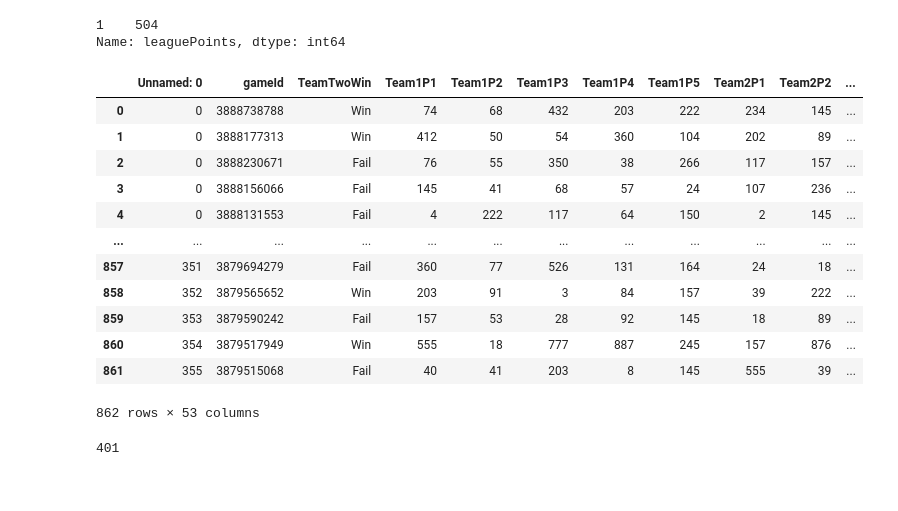
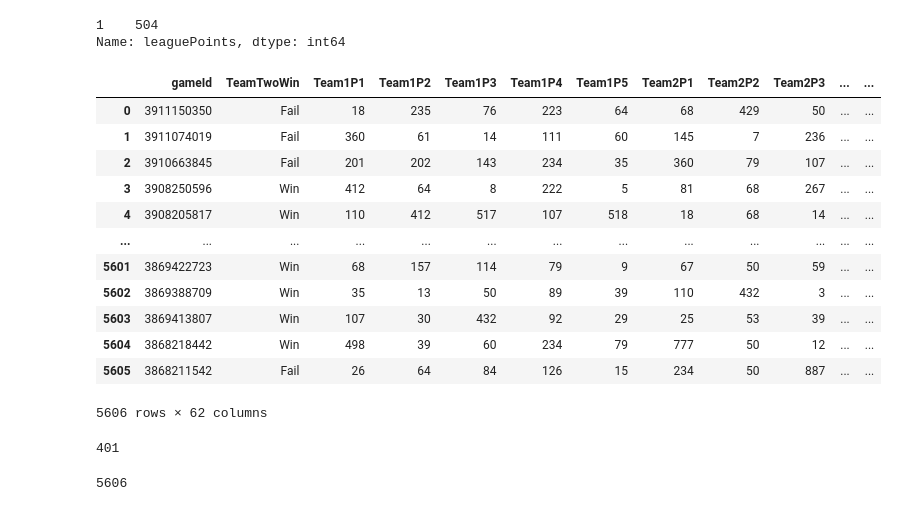
Before and after one commit to pzeng718/Predict-league-of-legends-match-outcome, a Jupyter notebook: JoinAllTables.ipynb, the cells around one changed output. Cells and saved outputs as stored; diff of their text form; code cells hidden in the pictures.

```diff
--- a/JoinAllTables.ipynb
+++ b/JoinAllTables.ipynb
@@ -5,10 +5,10 @@ import numpy as np
 #import pylab as py
 #import seaborn as sns
 # %%
-p2 = pd.read_csv("playersV3.csv")
-matches2 = pd.read_csv("matchesV6.csv")
+p2 = pd.read_csv("playersV5.csv")
+matches2 = pd.read_csv("matchesV7.csv")
 #mastery2 = pd.read_csv("masteryTableV2.csv")
-mastery = pd.read_csv("masteryTableV3.csv")
+mastery = pd.read_csv("masteryTableV4.csv")
 #matches = pd.read_csv("matches.csv")
 #players = pd.read_csv("players.csv")
 # %%
@@ -56,7 +62,7 @@ See the caveats in the documentation: https://pandas.pydata.org/pandas-docs/stab
 | 4 | 0 | 3882023571 | Win | 89 | 115 | 24 | 360 | 30 | 25 | 105 | ... |
 5 rows × 24 columns
 # %%
-finalTable2 = pd.read_csv("matchesV6.csv")
+finalTable2 = pd.read_csv("matchesV7.csv")
 # %%
 p2.head()
 # %% [output]
@@ -247,7 +323,7 @@ for sid in T1P1SID:
     except KeyError:
         cm1.append(0)
     except TypeError:
-        cm1.append(1)
+        cm1.append(1000)
     counter = counter + 1
 
 counter = 0
@@ -255,7 +331,7 @@ for sid in T1P2SID:
     try:
         cm2.append(int(mastery.loc[(mastery["championId"] == T1P2CID[counter]) & (mastery["summonerId"] == sid)]["championPoints"]))
     except TypeError:
-        cm2.append(1)
+        cm2.append(1000)
     counter = counter + 1
 
 counter = 0
@@ -263,7 +339,7 @@ for sid in T1P3SID:
     try:
         cm3.append(int(mastery.loc[(mastery["championId"] == T1P3CID[counter]) & (mastery["summonerId"] == sid)]["championPoints"]))
     except TypeError:
-        cm3.append(1)
+        cm3.append(1000)
     counter = counter + 1
 
 counter = 0
@@ -271,7 +347,7 @@ for sid in T1P4SID:
     try:
         cm4.append(int(mastery.loc[(mastery["championId"] == T1P4CID[counter]) & (mastery["summonerId"] == sid)]["championPoints"]))
     except TypeError:
-        cm4.append(1)
+        cm4.append(1000)
     counter = counter + 1
 
 counter = 0
@@ -279,7 +355,7 @@ for sid in T1P5SID:
     try:
         cm5.append(int(mastery.loc[(mastery["championId"] == T1P5CID[counter]) & (mastery["summonerId"] == sid)]["championPoints"]))
     except TypeError:
-        cm5.append(1)
+        cm5.append(1000)
     counter = counter + 1
 
 
@@ -290,7 +366,7 @@ for sid in T2P1SID:
         cm6.append(int(mastery.loc[(mastery["championId"] == T2P1CID[counter]) & \
                                    (mastery["summonerId"] == sid)]["championPoints"]))
     except TypeError:
-        cm6.append(1)
+        cm6.append(1000)
     counter = counter + 1
 
 counter = 0
@@ -299,7 +375,7 @@ for sid in T2P2SID:
         cm7.append(int(mastery.loc[(mastery["championId"] == T2P2CID[counter]) & \
                                    (mastery["summonerId"] == sid)]["championPoints"]))
     except TypeError:
-        cm7.append(1)
+        cm7.append(1000)
     counter = counter + 1
 
 counter = 0
@@ -308,53 +384,53 @@ for sid in T2P3SID:
         cm8.append(int(mastery.loc[(mastery["championId"] == T2P3CID[counter]) & \
                                    (mastery["summonerId"] == sid)]["championPoints"]))
     except TypeError:
-        cm8.append(1)
+        cm8.append(1000)
     counter = counter + 1
 
 counter = 0
 for sid in T2P4SID:
     try:
         cm9.append(int(mastery.loc[(mastery["championId"] == T2P4CID[counter]) & \
                                    (mastery["summonerId"] == sid)]["championPoints"]))
     except TypeError:
-        cm9.append(1)
+        cm9.append(1000)
     counter = counter + 1
 
 counter = 0
 for sid in T2P5SID:
     try:
         cm10.append(int(mastery.loc[(mastery["championId"] == T2P5CID[counter]) & \
                                    (mastery["summonerId"] == sid)]["championPoints"]))
     except TypeError:
-        cm10.append(1)
+        cm10.append(1000)
     counter = counter + 1
 
 
 finalTable2["T1P1CM"] = cm1
 finalTable2["T1P2CM"] = cm2
 finalTable2["T1P3CM"] = cm3
 finalTable2["T1P4CM"] = cm4
 finalTable2["T1P5CM"] = cm5
 finalTable2["T2P1CM"] = cm6
 finalTable2["T2P2CM"] = cm7
 finalTable2["T2P3CM"] = cm8
 finalTable2["T2P4CM"] = cm9
 finalTable2["T2P5CM"] = cm10
 finalTable2
 # %% [output]
-|  | Unnamed: 0 | gameId | TeamTwoWin | Team1P1 | Team1P2 | Team1P3 | Team1P4 | Team1P5 | Team2P1 | Team2P2 | ... |
-| 0 | 0 | 3888738788 | Win | 74 | 68 | 432 | 203 | 222 | 234 | 145 | ... |
-| 1 | 0 | 3888177313 | Win | 412 | 50 | 54 | 360 | 104 | 202 | 89 | ... |
-| 2 | 0 | 3888230671 | Fail | 76 | 55 | 350 | 38 | 266 | 117 | 157 | ... |
-| 3 | 0 | 3888156066 | Fail | 145 | 41 | 68 | 57 | 24 | 107 | 236 | ... |
-| 4 | 0 | 3888131553 | Fail | 4 | 222 | 117 | 64 | 150 | 2 | 145 | ... |
-| ... | ... | ... | ... | ... | ... | ... | ... | ... | ... | ... | ... |
-| 857 | 351 | 3879694279 | Fail | 360 | 77 | 526 | 131 | 164 | 24 | 18 | ... |
-| 858 | 352 | 3879565652 | Win | 203 | 91 | 3 | 84 | 157 | 39 | 222 | ... |
-| 859 | 353 | 3879590242 | Fail | 157 | 53 | 28 | 92 | 145 | 18 | 89 | ... |
-| 860 | 354 | 3879517949 | Win | 555 | 18 | 777 | 887 | 245 | 157 | 876 | ... |
-| 861 | 355 | 3879515068 | Fail | 40 | 41 | 203 | 8 | 145 | 555 | 39 | ... |
+|  | gameId | TeamTwoWin | Team1P1 | Team1P2 | Team1P3 | Team1P4 | Team1P5 | Team2P1 | Team2P2 | Team2P3 | ... | ... |
+| 0 | 3911150350 | Fail | 18 | 235 | 76 | 223 | 64 | 68 | 429 | 50 | ... | ... |
+| 1 | 3911074019 | Fail | 360 | 61 | 14 | 111 | 60 | 145 | 7 | 236 | ... | ... |
+| 2 | 3910663845 | Fail | 201 | 202 | 143 | 234 | 35 | 360 | 79 | 107 | ... | ... |
+| 3 | 3908250596 | Win | 412 | 64 | 8 | 222 | 5 | 81 | 68 | 267 | ... | ... |
+| 4 | 3908205817 | Win | 110 | 412 | 517 | 107 | 518 | 18 | 68 | 14 | ... | ... |
+| ... | ... | ... | ... | ... | ... | ... | ... | ... | ... | ... | ... | ... |
+| 5601 | 3869422723 | Win | 68 | 157 | 114 | 79 | 9 | 67 | 50 | 59 | ... | ... |
+| 5602 | 3869388709 | Win | 35 | 13 | 50 | 89 | 39 | 110 | 432 | 3 | ... | ... |
+| 5603 | 3869413807 | Win | 107 | 30 | 432 | 92 | 29 | 25 | 53 | 39 | ... | ... |
+| 5604 | 3868218442 | Win | 498 | 39 | 60 | 234 | 79 | 777 | 50 | 12 | ... | ... |
+| 5605 | 3868211542 | Fail | 26 | 64 | 84 | 126 | 15 | 234 | 50 | 887 | ... | ... |
-862 rows × 53 columns
+5606 rows × 62 columns
 # %%
 #WORKS
 int(mastery.loc[(mastery["championId"] == 68) & (mastery["summonerId"] == "auKoUXBD7TSW06WTZIwFWkCEwnUmwV_z4q2Zf8dwOFYtRQ50")]["championPoints"])
@@ -363,4 +439,7 @@ int(mastery.loc[(mastery["championId"] == 68) & (mastery["summonerId"] == "auKoU
 # %%
 #Doesn't work yet
 #np.where(mastery(mastery["championId"] == 68) & (mastery["summonerId"] == "auKoUXBD7TSW06WTZIwFWkCEwnUmwV_z4q2Zf8dwOFYtRQ50"))
+len(finalTable2['T1P1WR'])
+# %% [output]
+5606
 # %%
```
Also changed, not shown: parts of 7 cells of this notebook, 3 other files.
